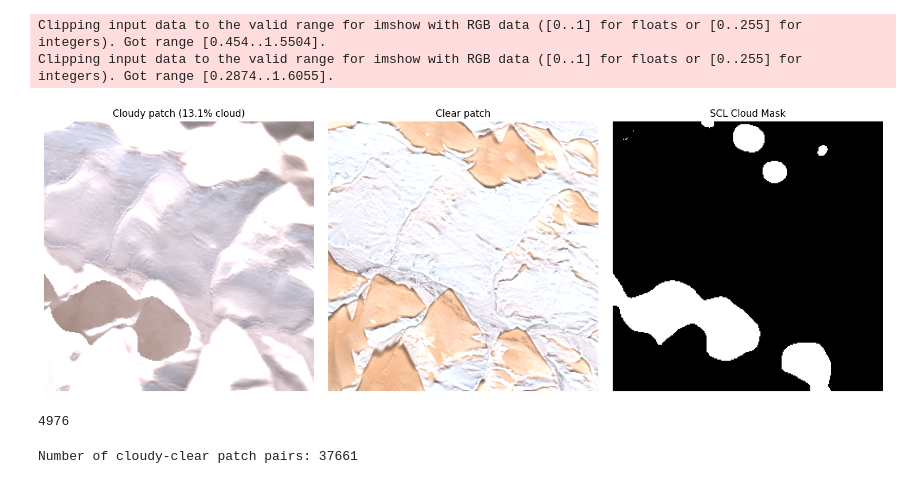
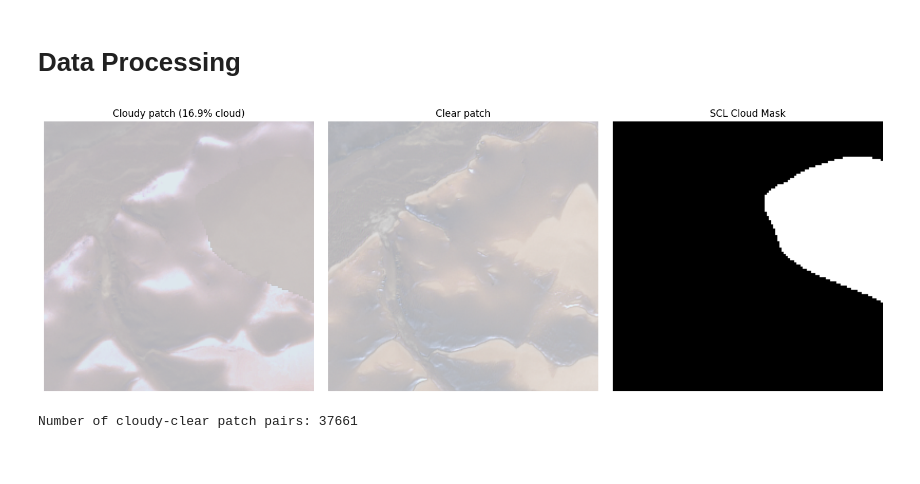
Before and after one commit to tessacannon48/cloud_removal_diffusion, a Jupyter notebook: dataset_creation.ipynb, the cells around one changed output. Saved outputs shown, nothing was run; the diff lists cells and outputs as text; code cells hidden in the pictures.

```diff
--- a/dataset_creation.ipynb
+++ b/dataset_creation.ipynb
@@ -19 +27,3 @@ from tqdm import tqdm
+# %% [markdown]
+# Data Processing
 # %%
@@ -56,41 +93,33 @@ def extract_paired_patches(cloudy_rgb, clear_rgb, scl, patch_size=256, stride=64
                 paired_patches.append((cloudy_patch, clear_patch, scl_patch, cloud_fraction))
     return paired_patches
 # %%
-# Get paired 128x128 pixel patches
+# Get paired 256x256 pixel patches
 
-cloudy_rgb, scl, _ = load_rgb_and_scl("/Users/tessacannon/Documents/UCL/AI4EO/Cloud Removal Project/temp/cloudy/pair_0000_cloudy/S2B_MSIL2A_20240304T212519_N0510_R043_T07WDS_20240304T222852.SAFE")
-clear_rgb, _, _ = load_rgb_and_scl("/Users/tessacannon/Documents/UCL/AI4EO/Cloud Removal Project/temp/clear/pair_0000_clear/S2A_MSIL2A_20240312T213531_N0510_R086_T07WDS_20240313T010449.SAFE")
+cloudy_rgbnir, scl, _ = load_rgbnir_and_scl("/Users/tessacannon/Documents/UCL/AI4EO/Cloud Removal Project/temp/cloudy/pair_0000_cloudy/S2B_MSIL2A_20240304T212519_N0510_R043_T07WDS_20240304T222852.SAFE")
+clear_rgbnir, _, _ = load_rgbnir_and_scl("/Users/tessacannon/Documents/UCL/AI4EO/Cloud Removal Project/temp/clear/pair_0000_clear/S2A_MSIL2A_20240312T213531_N0510_R086_T07WDS_20240313T010449.SAFE")
 
-paired_patches = extract_paired_patches(cloudy_rgb, clear_rgb, scl)
+paired_patches = extract_paired_patches(cloudy_rgbnir, clear_rgbnir, scl)
 # %%
-# Visuallize inspect patches
+# Visually inspect patches
 
 cloudy_patch, clear_patch, scl_patch, frac = paired_patches[400]
-cloud_mask = np.isin(scl_patch, [8, 9, 10])  # Binary cloud mask
+cloud_mask = np.isin(scl_patch, [3, 8, 9, 10])  # Binary cloud mask
 
 fig, axes = plt.subplots(1, 3, figsize=(15, 5))
-axes[0].imshow(cloudy_patch/10000)
+axes[0].imshow(cloudy_patch/16500)
 axes[0].set_title(f"Cloudy patch ({frac:.1%} cloud)")
 axes[0].axis("off")
 
-axes[1].imshow(clear_patch/10000)
+axes[1].imshow(clear_patch/16500)
 axes[1].set_title("Clear patch")
 axes[1].axis("off")
 
 axes[2].imshow(cloud_mask, cmap="gray")
 axes[2].set_title("SCL Cloud Mask")
 axes[2].axis("off")
 
 plt.tight_layout()
 plt.show()
 # %% [output]
-Clipping input data to the valid range for imshow with RGB data ([0..1] for floats or [0..255] for integers). Got range [0.454..1.5504].
-Clipping input data to the valid range for imshow with RGB data ([0..1] for floats or [0..255] for integers). Got range [0.2874..1.6055].
-[figure, old version]
+[figure, new version]
-# %%
-# Count the number of paired patches
-
-len(paired_patches)
-# %% [output]
-4976
 # %%
```
Also changed, not shown: parts of 8 cells of this notebook, 2 other files.
